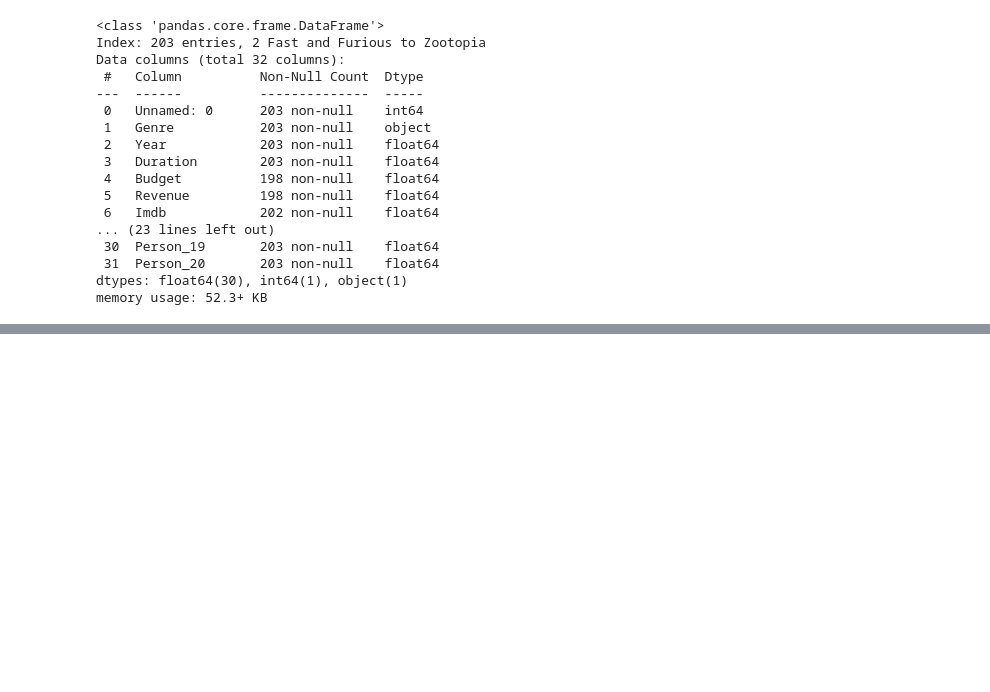
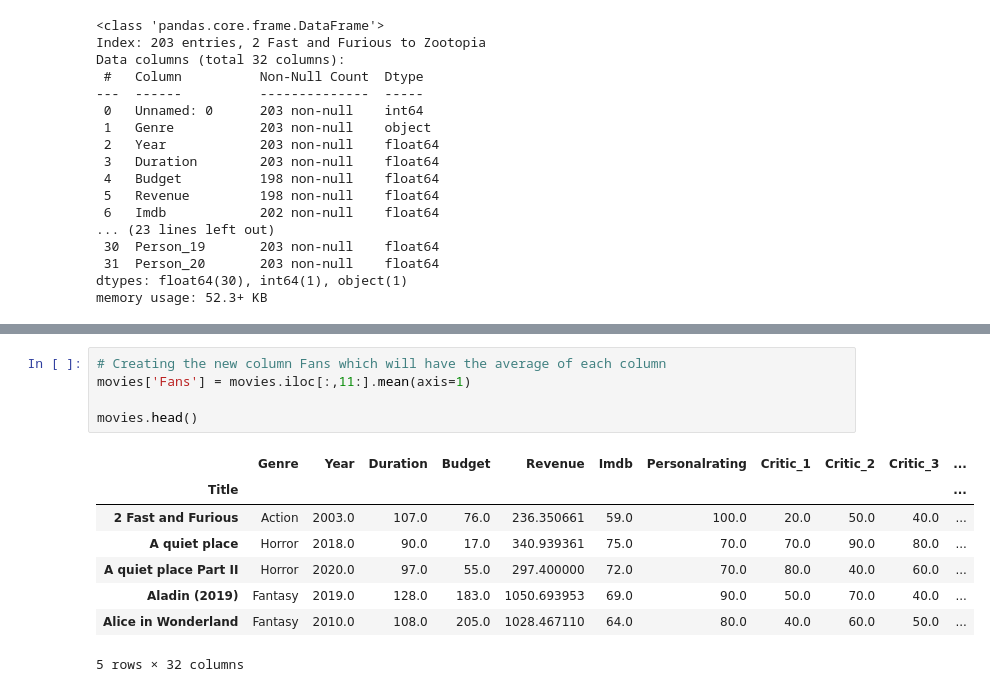
Before and after one commit to Alaninja1209/Did-you-like-the-movie-, a Jupyter notebook: Movie_Dataset_ExploratoryAnalysis.ipynb, the cells around one changed output, grey strips where cells are left out. Saved outputs shown, nothing was run; the diff lists cells and outputs as text; blank space fills up the shorter version.

```diff
--- a/Movie_Dataset_ExploratoryAnalysis.ipynb
+++ b/Movie_Dataset_ExploratoryAnalysis.ipynb
@@ -81,0 +135,14 @@ dtype: int64
+# %%
+# Creating the new column Fans which will have the average of each column
+movies['Fans'] = movies.iloc[:,11:].mean(axis=1)
+
+movies.head()
+# %% [output]
+|  | Genre | Year | Duration | Budget | Revenue | Imdb | Personalrating | Critic_1 | Critic_2 | Critic_3 | ... |
+| Title |  |  |  |  |  |  |  |  |  |  | ... |
+| 2 Fast and Furious | Action | 2003.0 | 107.0 | 76.0 | 236.350661 | 59.0 | 100.0 | 20.0 | 50.0 | 40.0 | ... |
+| A quiet place | Horror | 2018.0 | 90.0 | 17.0 | 340.939361 | 75.0 | 70.0 | 70.0 | 90.0 | 80.0 | ... |
+| A quiet place Part II | Horror | 2020.0 | 97.0 | 55.0 | 297.400000 | 72.0 | 70.0 | 80.0 | 40.0 | 60.0 | ... |
+| Aladin (2019) | Fantasy | 2019.0 | 128.0 | 183.0 | 1050.693953 | 69.0 | 90.0 | 50.0 | 70.0 | 40.0 | ... |
+| Alice in Wonderland | Fantasy | 2010.0 | 108.0 | 205.0 | 1028.467110 | 64.0 | 80.0 | 40.0 | 60.0 | 50.0 | ... |
+5 rows × 32 columns
```
Also changed, not shown: parts of 11 cells of this notebook, 2 other files.
